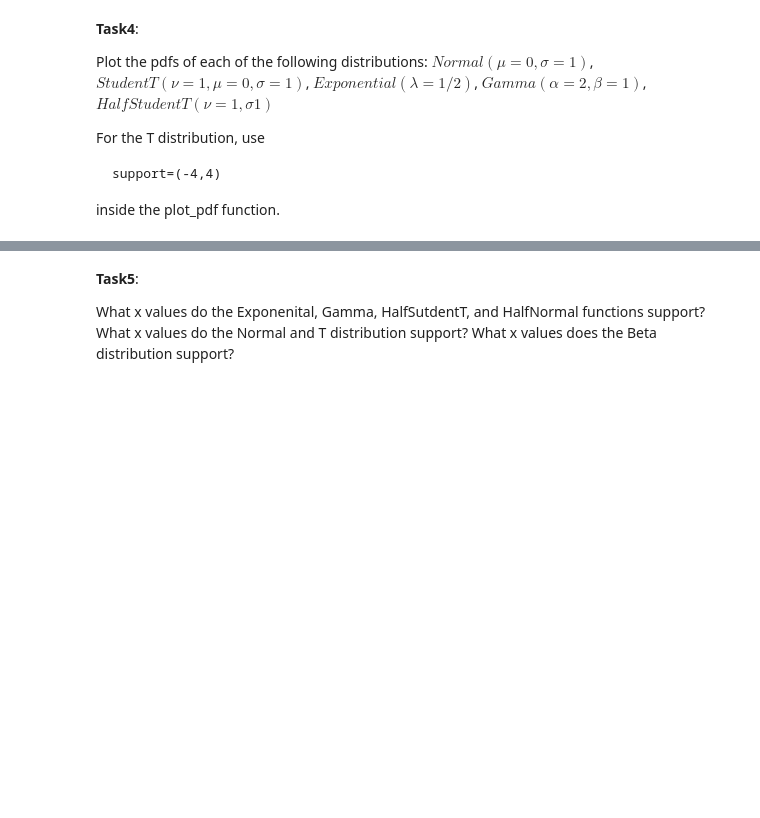
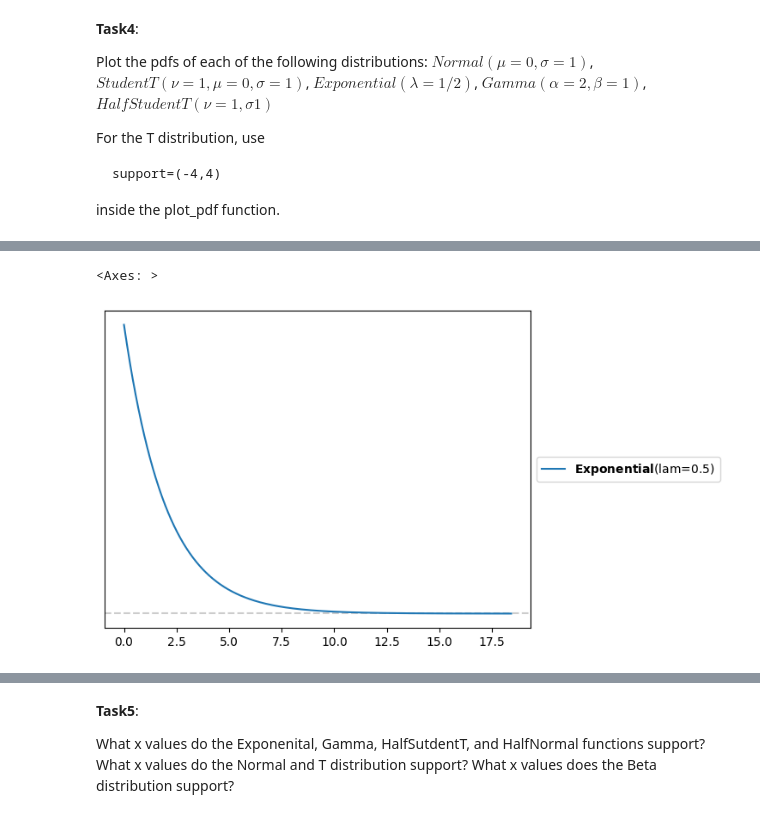
Before and after one commit to mrmaxguns/data-science-fundamentals, a Jupyter notebook: Unit3/Unit3ExercisesSF.ipynb, the cells around one changed output, grey strips where cells are left out. Cells and saved outputs as stored; diff of their text form; code cells hidden in the pictures; blank space fills up the shorter version.

```diff
--- a/Unit3/Unit3ExercisesSF.ipynb
+++ b/Unit3/Unit3ExercisesSF.ipynb
@@ -145,0 +156,5 @@ inside the plot_pdf function.
+# %%
+pz.Exponential(lam=1/2).plot_pdf()
+# %% [output]
+<Axes: >
+[figure, added]
```
Also changed, not shown: parts of 23 cells of this notebook, 1 other file.
